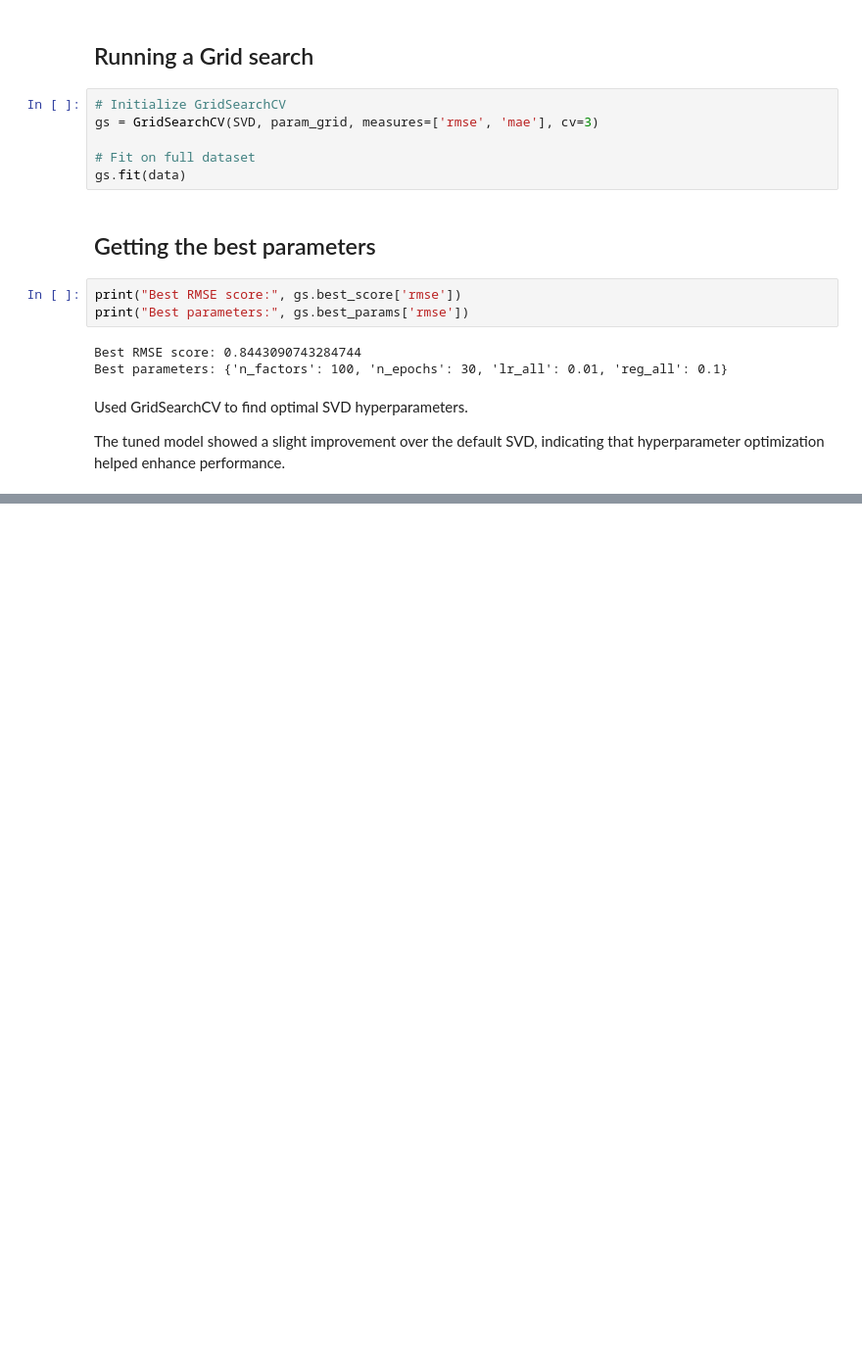
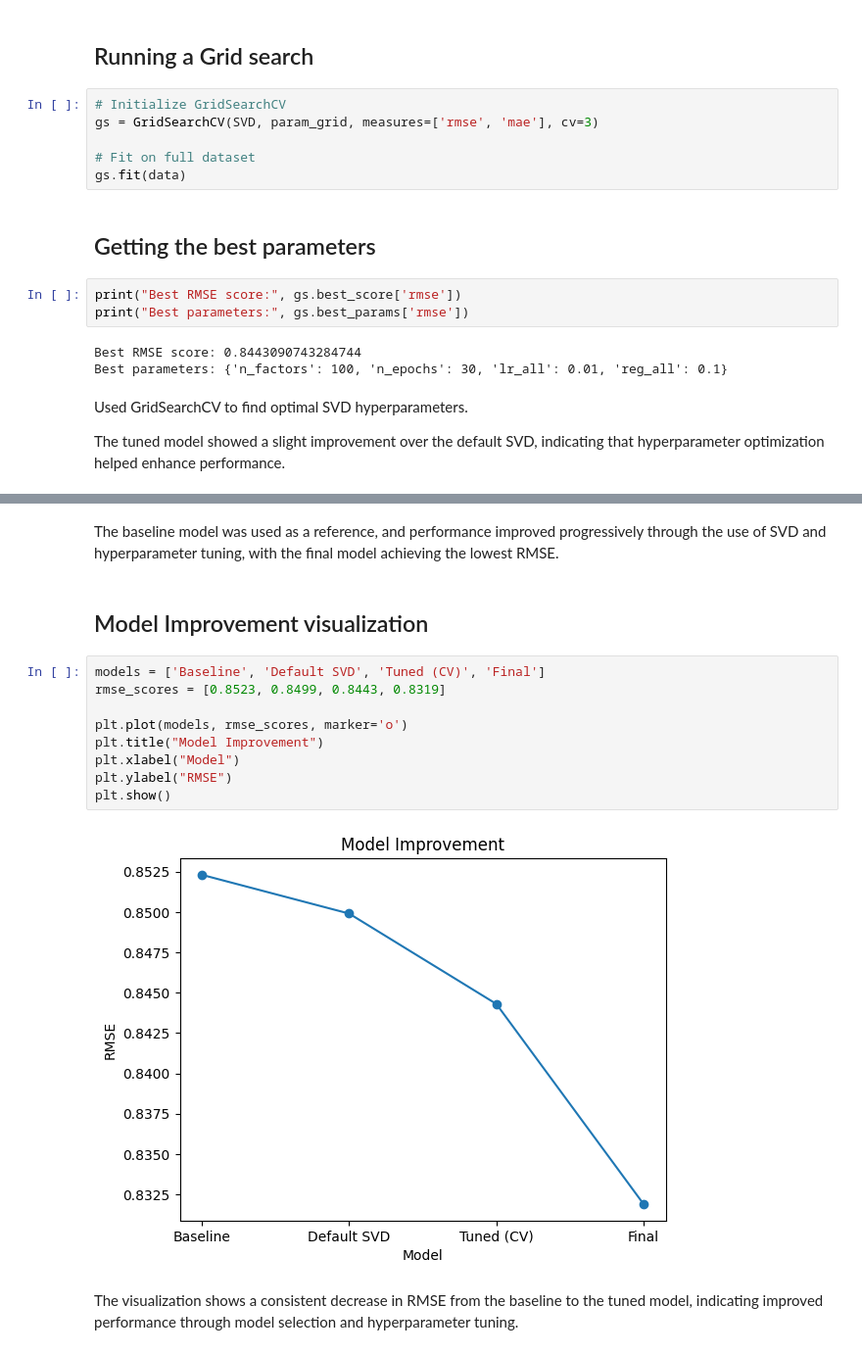
Before and after one commit to Marian-amo/Movies-Recommendation-System-Project, a Jupyter notebook: notebook.ipynb, the cells around one changed output, grey strips where cells are left out. Shown at 98% size. Cells and saved outputs as stored; diff of their text form; blank space fills up the shorter version.

Commit message:
add model evaluation

```diff
--- a/notebook.ipynb
+++ b/notebook.ipynb
@@ -521,0 +541,19 @@ indicating that hyperparameter optimization helped enhance performance.
+# %% [markdown]
+The baseline model was used as a reference, and performance improved progressively through the use of SVD and hyperparameter tuning, with the final model achieving the lowest RMSE.
+# %% [markdown]
+## Model Improvement visualization
+# %%
+models = ['Baseline', 'Default SVD', 'Tuned (CV)', 'Final']
+rmse_scores = [0.8523, 0.8499, 0.8443, 0.8319]
+
+plt.plot(models, rmse_scores, marker='o')
+plt.title("Model Improvement")
+plt.xlabel("Model")
+plt.ylabel("RMSE")
+plt.show()
+# %% [output]
+[figure, added]
+# %% [markdown]
+ The visualization shows a consistent decrease in RMSE from the baseline
+to the tuned model, indicating improved performance through model
+selection and hyperparameter tuning.
```
Also changed, not shown: parts of 2 cells of this notebook.
